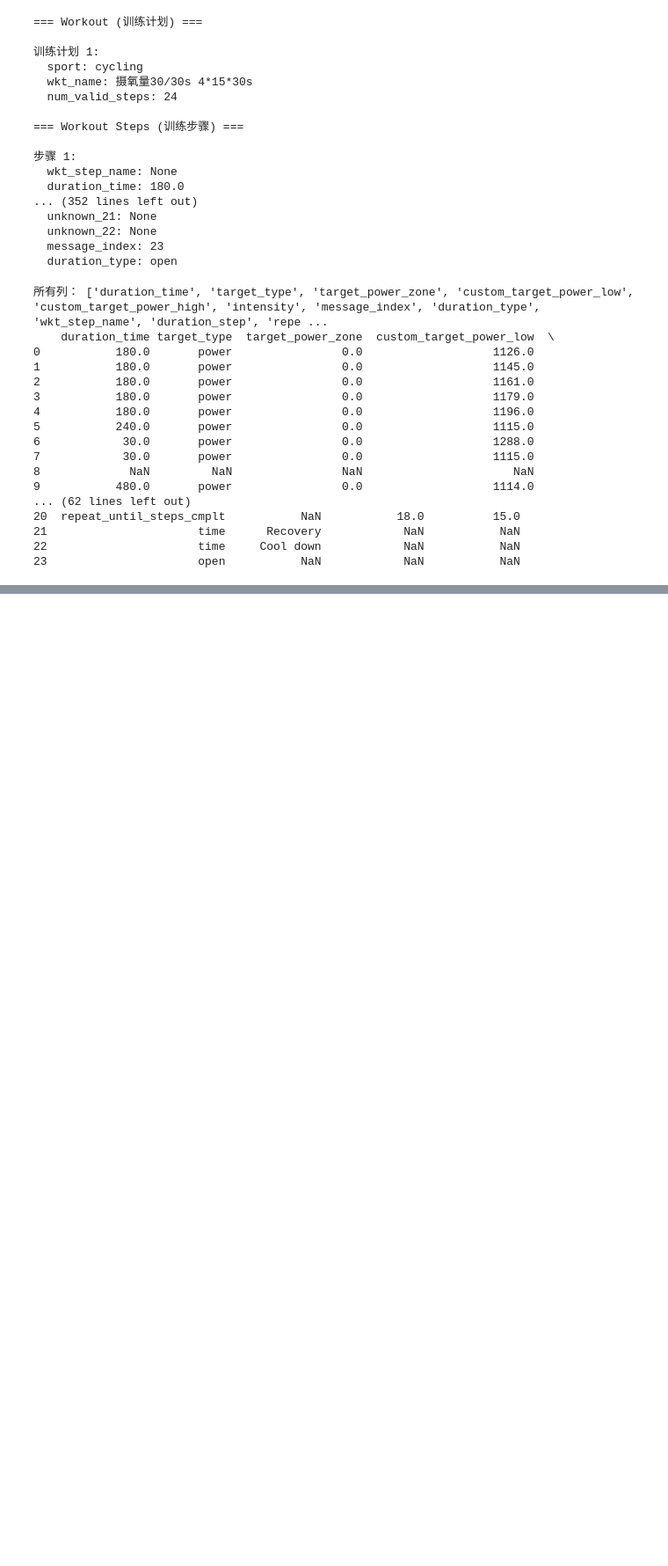
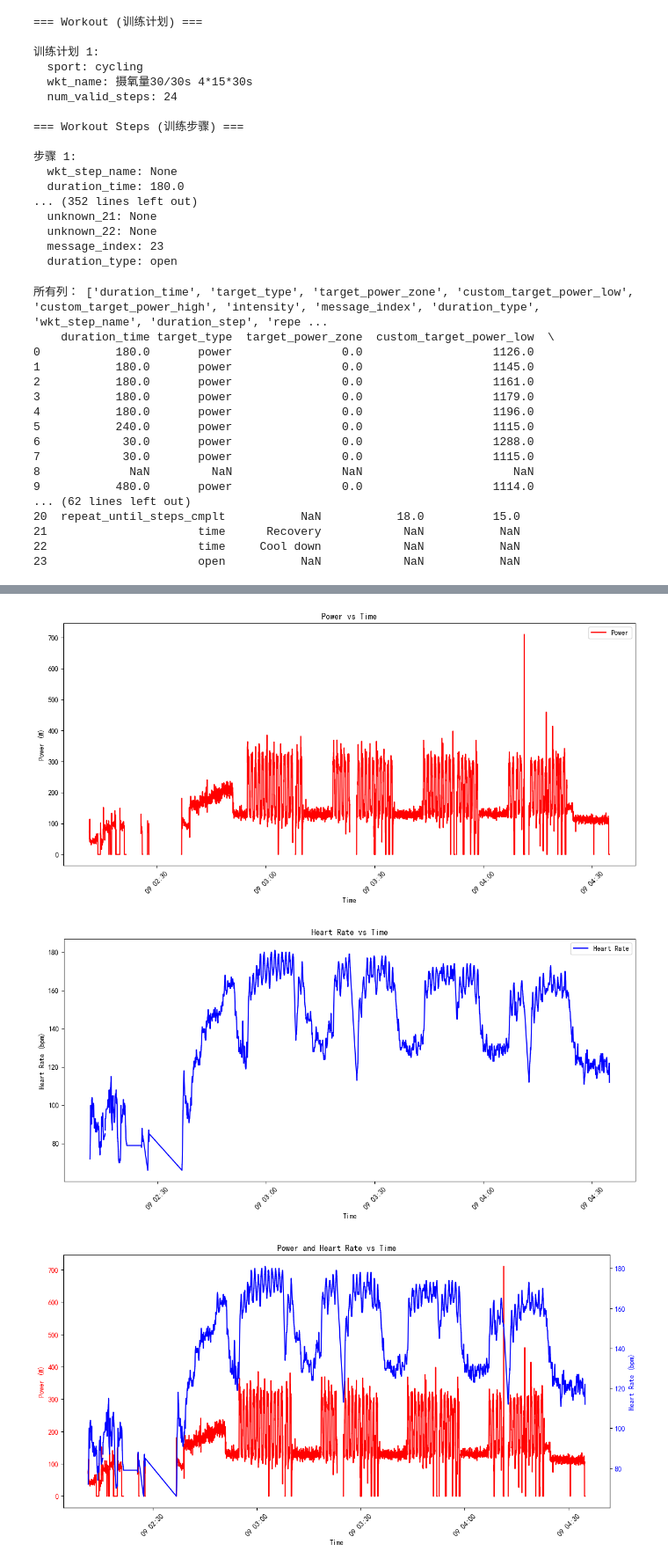
Before and after one commit to tyvtjhj/rideanalysis, a Jupyter notebook: test_analysis.ipynb, the cells around one changed output, grey strips where cells are left out. Shown at 88% size. Cells and saved outputs as stored; diff of their text form; code cells hidden in the pictures; blank space fills up the shorter version.

```diff
--- a/test_analysis.ipynb
+++ b/test_analysis.ipynb
@@ -140,0 +405,68 @@ print(df)
+# %%
+import fitparse
+import pandas as pd
+import matplotlib.pyplot as plt
+
+# 设置中文支持
+plt.rcParams['font.sans-serif'] = ['SimHei', 'DejaVu Sans']
+plt.rcParams['axes.unicode_minus'] = False
+
+# 读取 FIT 文件
+fit_path = './test_data/23182812295_ACTIVITY.fit'
+fit_file = fitparse.FitFile(fit_path)
+
+# 提取 record 数据
+records = []
+for message in fit_file.get_messages('record'):
+    record_dict = {}
+    for field in message.fields:
+        record_dict[field.name] = field.value
+    records.append(record_dict)
+
+df = pd.DataFrame(records)
+
+# ========== 1. 功率曲线 ==========
+plt.figure(figsize=(12, 6))
+plt.plot(df['timestamp'], df['power'], label='Power', color='red')
+plt.xlabel('Time')
+plt.ylabel('Power (W)')
+plt.title('Power vs Time')
+plt.legend()
+plt.xticks(rotation=45)
+plt.tight_layout()
+plt.show()
+
+# ========== 2. 心率曲线 ==========
+plt.figure(figsize=(12, 6))
+plt.plot(df['timestamp'], df['heart_rate'], label='Heart Rate', color='blue')
+plt.xlabel('Time')
+plt.ylabel('Heart Rate (bpm)')
+plt.title('Heart Rate vs Time')
+plt.legend()
+plt.xticks(rotation=45)
+plt.tight_layout()
+plt.show()
+
+# ========== 3. 功率和心率对比图（双Y轴） ==========
+fig, ax1 = plt.subplots(figsize=(12, 6))
+
+# 功率曲线（左轴）
+ax1.set_xlabel('Time')
+ax1.set_ylabel('Power (W)', color='red')
+ax1.plot(df['timestamp'], df['power'], color='red', label='Power')
+ax1.tick_params(axis='y', labelcolor='red')
+plt.xticks(rotation=45)
+
+# 心率曲线（右轴）
+ax2 = ax1.twinx()
+ax2.set_ylabel('Heart Rate (bpm)', color='blue')
+ax2.plot(df['timestamp'], df['heart_rate'], color='blue', label='Heart Rate')
+ax2.tick_params(axis='y', labelcolor='blue')
+
+fig.tight_layout()
+plt.title('Power and Heart Rate vs Time')
+plt.show()
+# %% [output]
+[figure, added]
+[figure, added]
+[figure, added]
```
Also changed, not shown: parts of 7 cells of this notebook.
